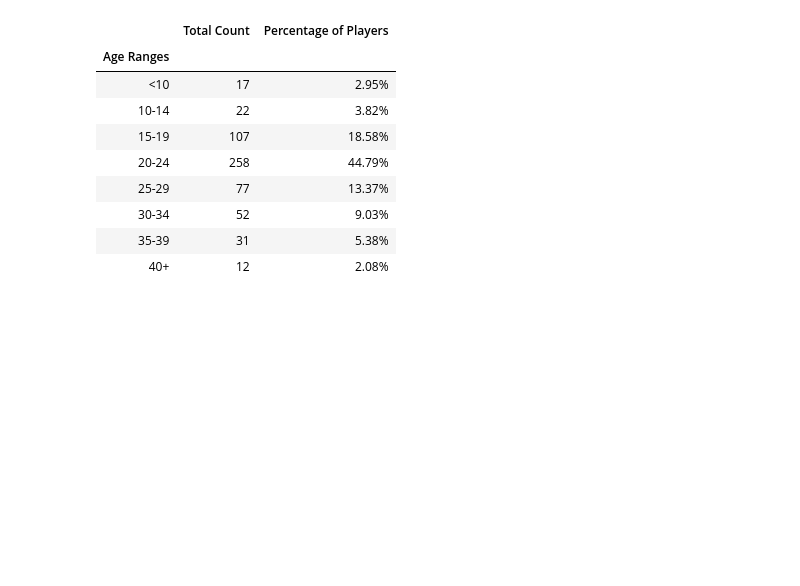
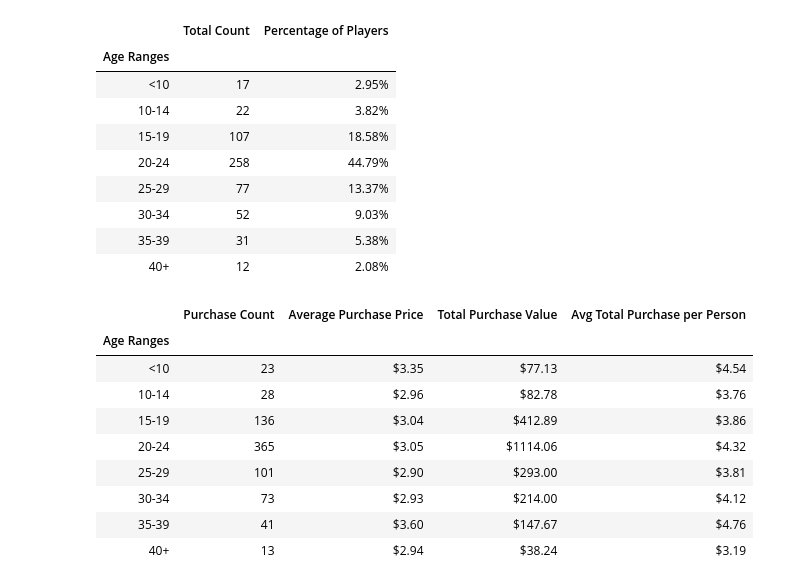
Before and after one commit to KuiiMaldonado/Pandas-challenge, a Jupyter notebook: HeroesOfPymoli/HeroesOfPymoli.ipynb, the cells around one changed output. Drawn from its saved outputs; the diff is of its cells as text; code cells hidden in the pictures; blank space fills up the shorter version.

Commit message:
Done all jupyter notebook analysis, word file with trends comments

```diff
--- a/HeroesOfPymoli/HeroesOfPymoli.ipynb
+++ b/HeroesOfPymoli/HeroesOfPymoli.ipynb
@@ -163,3 +161,38 @@ age_dem_df.set_index("Age Ranges")
 | 30-34 | 52 | 9.03% |
 | 35-39 | 31 | 5.38% |
 | 40+ | 12 | 2.08% |
+# %%
+#Age purchase analysis
+age_purchase_df = pd.DataFrame(pymoli_heroes_df)
+age_purchase_df["Age Ranges"] = pd.DataFrame(pd.cut(pymoli_heroes_df["Age"], bins, labels=group_labels))
+
+total_list = []
+avg_list = []
+purchase_list = []
+avgPerson_list = []
+
+for label in group_labels:
+    total_list.append(len(age_purchase_df.loc[age_purchase_df["Age Ranges"] == label]["Price"]))
+    avg_list.append(age_purchase_df.loc[age_purchase_df["Age Ranges"] == label]["Price"].mean())
+    purchase_list.append(age_purchase_df.loc[age_purchase_df["Age Ranges"] == label]["Price"].sum())
+
+for x in range(0, len(total_list)):
+    avgPerson_list.append((purchase_list[x] / age_list[x]))
+
+age_purchase_df = pd.DataFrame({"Age Ranges":group_labels, "Purchase Count":total_list, "Average Purchase Price":avg_list,
+                               "Total Purchase Value":purchase_list, "Avg Total Purchase per Person": avgPerson_list})
+age_purchase_df["Average Purchase Price"] = age_purchase_df["Average Purchase Price"].map("${:.2f}".format)
+age_purchase_df["Total Purchase Value"] = age_purchase_df["Total Purchase Value"].map("${:.2f}".format)
+age_purchase_df["Avg Total Purchase per Person"] = age_purchase_df["Avg Total Purchase per Person"].map("${:.2f}".format)
+age_purchase_df.set_index("Age Ranges")
+# %% [output]
+|  | Purchase Count | Average Purchase Price | Total Purchase Value | Avg Total Purchase per Person |
+| Age Ranges |  |  |  |  |
+| <10 | 23 | $3.35 | $77.13 | $4.54 |
+| 10-14 | 28 | $2.96 | $82.78 | $3.76 |
+| 15-19 | 136 | $3.04 | $412.89 | $3.86 |
+| 20-24 | 365 | $3.05 | $1114.06 | $4.32 |
+| 25-29 | 101 | $2.90 | $293.00 | $3.81 |
+| 30-34 | 73 | $2.93 | $214.00 | $4.12 |
+| 35-39 | 41 | $3.60 | $147.67 | $4.76 |
+| 40+ | 13 | $2.94 | $38.24 | $3.19 |
```
Also changed, not shown: parts of 5 cells of this notebook, 1 other file.
